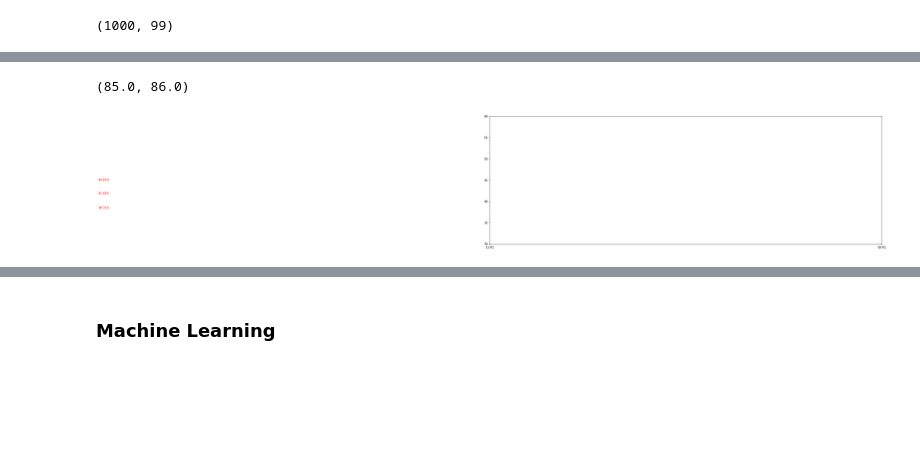
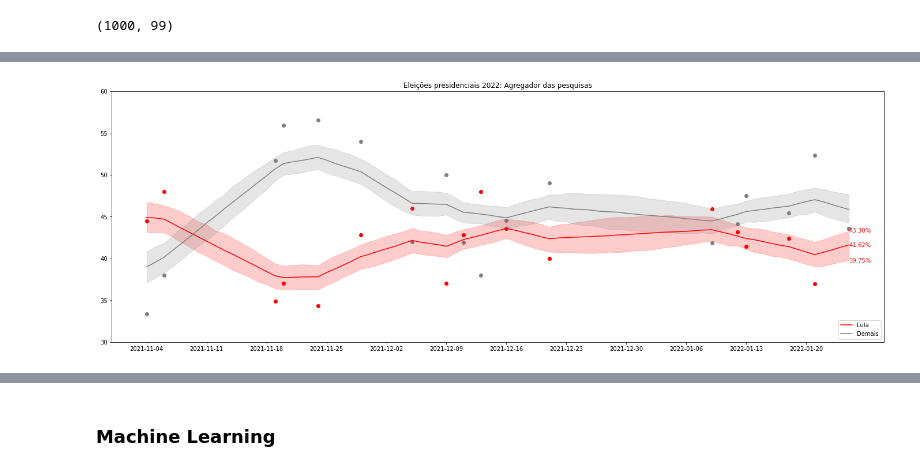
Before and after one commit to xboard/fastpages-blog, a Jupyter notebook: _notebooks/2022-01-07-brazils-2022-presidential-elections-polls-analysis-part1.ipynb, the cells around one changed output, grey strips where cells are left out. Drawn from its saved outputs; the diff is of its cells as text; code cells hidden in the pictures; blank space fills up the shorter version.

```diff
--- a/_notebooks/2022-01-07-brazils-2022-presidential-elections-polls-analysis-part1.ipynb
+++ b/_notebooks/2022-01-07-brazils-2022-presidential-elections-polls-analysis-part1.ipynb
@@ -911,21 +1047,27 @@ measurement_error = np.sqrt((50*50)/1000)
 # %%
 with pm.Model() as grw:
 
-    inov = pm.HalfNormal('inov', sigma=1)
+    inov = pm.HalfNormal('inov', sigma=0.075)
+
+    #poll_bias = pm.Cauchy("poll_bias", alpha=0, beta=10, shape=P)
+
+    #zero_sum_house_bias = pm.Deterministic('zero_sum_poll_bias', var=(poll_bias - poll_bias.mean()))
+    poll_bias = pm.Normal("poll_bias", 0, 1.00, shape=P)
 
     grw_lula = pm.GaussianRandomWalk('lula', mu=0, sd=inov, shape=n_days)
 
     grw_demais = pm.GaussianRandomWalk('demais', mu=0, sd=inov, shape=n_days)
 
-    sigma = pm.HalfCauchy("sigma", beta=10)
+    #sigma = pm.HalfCauchy("sigma", beta=10)
 
-    pm.Normal('observedL', mu=grw_lula[poll_day], sigma=sigma, observed=YL)
-    pm.Normal('observedD', mu=grw_demais[poll_day], sigma=sigma, observed=OL)
 
-    trace = pm.sample(1000, tune=500, progressbar=True,
-                          return_inferencedata=True)
+    pm.Normal('observedL', mu=grw_lula[poll_day] + poll_bias[POLLSTERS.codes], sigma=1.6, observed=YL)
+    pm.Normal('observedD', mu=grw_demais[poll_day] + poll_bias[POLLSTERS.codes], sigma=1.6, observed=OL)
+
+    trace = pm.sample(1000, tune=2000, progressbar=True, return_inferencedata=True)
+
     summary = az.summary(trace) # used below
-    az.plot_trace(trace)
+    az.plot_trace(trace, figsize=(22,16))
 # %% [output]
 Auto-assigning NUTS sampler...
 Initializing NUTS using jitter+adapt_diag...
@@ -958,33 +1098,38 @@ for d in range(n_days):
 # %%
 qsL = np.quantile(trace.posterior.lula.mean(axis=0), q=[0.025, 0.5, 0.975], axis=0)
 qsD = np.quantile(trace.posterior.demais.mean(axis=0), q=[0.025, 0.5, 0.975], axis=0)
 # print(qs[0].shape)
 pdv = poll_day.values
 # df_rand_walk = pd.DataFrame({'data_pesquisa': df.data_pesquisa, 'LULA': 100.0 * df.LULA/df.TOTAL, 'LB': qs[0][pdv], 'M':qs[1][pdv], 'UB':qs[2][pdv]})
 # print(df_rand_walk)
 # table_rw = df_rand_walk.groupby('data_pesquisa').mean().reset_index(col_level=1).copy()
 # table_rw.columns = table_rw.columns.to_flat_index()
 # print(table_rw)
 
 plt.figure(figsize=(24,8))
 plt.ylim(30, 60)
 L = np.zeros(n_days) * np.nan
 O = L.copy()
 L[poll_day.values] = 100.0 * df.LULA/df.TOTAL
 O[poll_day.values] = 100.0 * df.OUTROS/df.TOTAL
+plt.title("Eleições presidenciais 2022: Agregador das pesquisas")
 plt.scatter(datas, L, color='red')
 plt.scatter(datas, O, color='gray')
-plt.plot(datas, qsL[1], color='red')
+plt.plot(datas, qsL[1], color='red', label="Lula")
 plt.fill_between(x=datas, y1=qsL[0], y2=qsL[2], alpha=0.2, color='red')
-plt.text(datas[-1], qsL[0][-1], f'{qsL[0][-1]:.2f}%', color='red');
-plt.text(datas[-1], qsL[1][-1], f'{qsL[1][-1]:.2f}%', color='red');
-plt.text(datas[-1], qsL[2][-1], f'{qsL[2][-1]:.2f}%', color='red');
+plt.text(datas[-1], qsL[0][-1]-.2, f'{qsL[0][-1]:.2f}%', color='red');
+plt.text(datas[-1], qsL[1][-1]-.2, f'{qsL[1][-1]:.2f}%', color='red');
+plt.text(datas[-1], qsL[2][-1]-.2, f'{qsL[2][-1]:.2f}%', color='red');
 
-plt.plot(datas, qsD[1], color='gray');
+plt.plot(datas, qsD[1], color='gray', label="Demais");
 plt.fill_between(x=datas, y1=qsD[0], y2=qsD[2], alpha=0.2, color='gray');
+plt.text(datas[-1], qsD[0][-1]-.2, f'{qsD[0][-1]:.2f}%', color='gray');
+plt.text(datas[-1], qsD[1][-1]-.2, f'{qsD[1][-1]:.2f}%', color='gray');
+plt.text(datas[-1], qsD[2][-1]-.2, f'{qsD[2][-1]:.2f}%', color='gray');
+plt.xticks([d for i,d in enumerate(datas) if i % 7 ==0]);
+plt.legend(loc='lower right');
 # %% [output]
-(85.0, 86.0)
-[figure, old version]
+[figure, new version]
 # %%
 df_results_weekly['LULA'] = df.LULA.values
 df_results_weekly['DEMAIS'] = df.OUTROS.values
```
Also changed, not shown: parts of 64 cells of this notebook.
